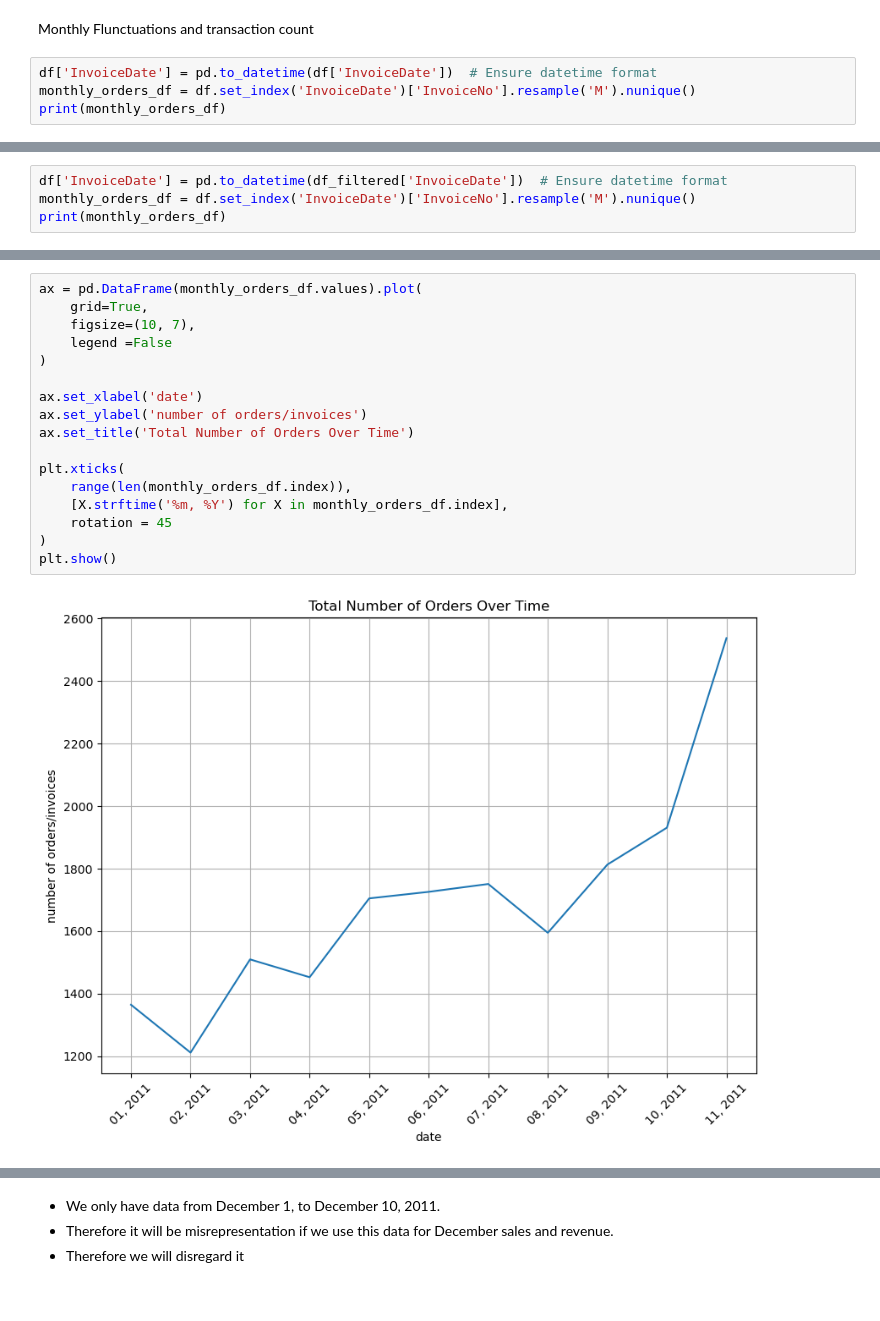
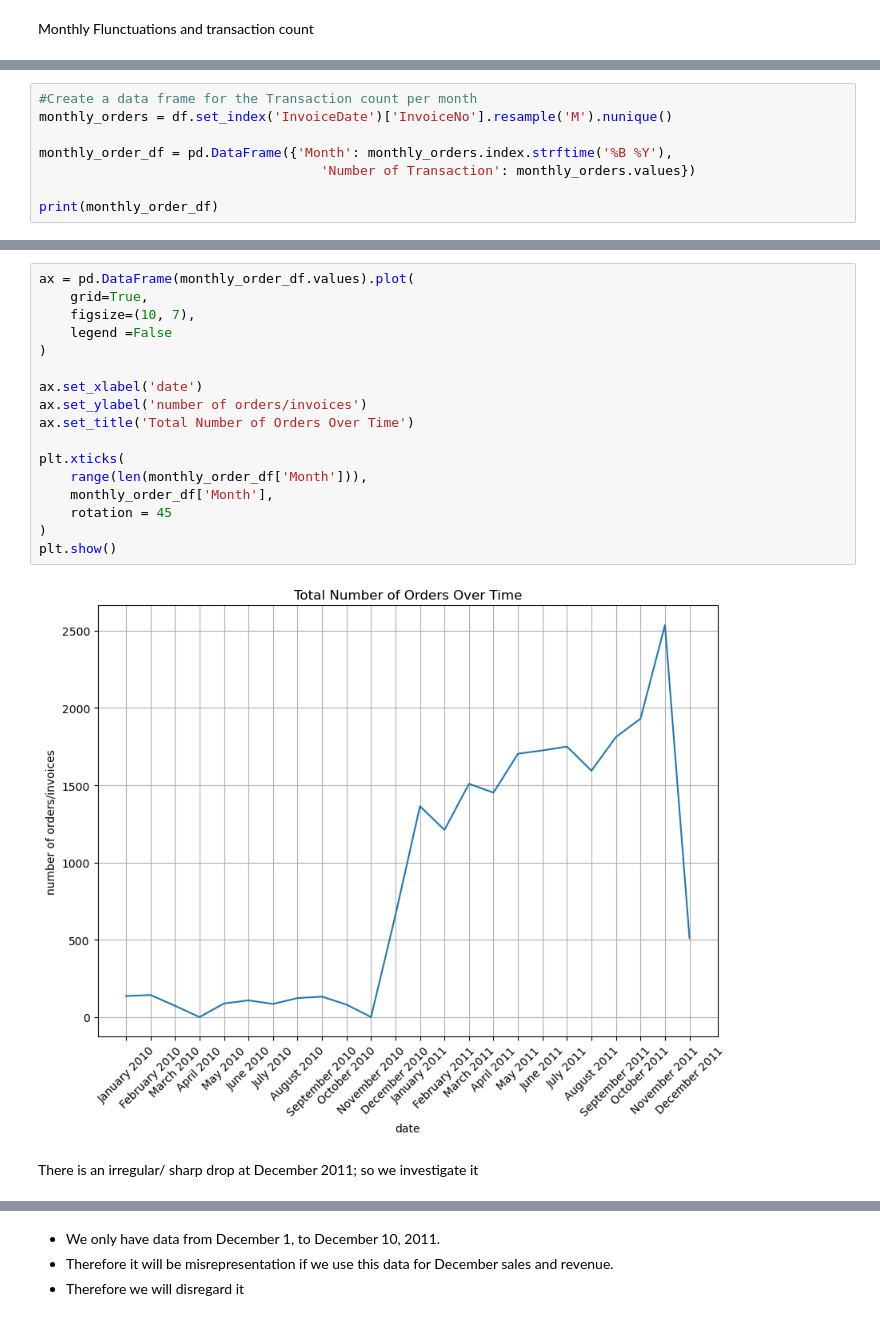
Before and after one commit to Salako07/Chatbot, a Jupyter notebook: Code.ipynb, the cells around one changed output, grey strips where cells are left out. Cells and saved outputs as stored; diff of their text form.

```diff
--- a/Code.ipynb
+++ b/Code.ipynb
@@ -36,7 +36,3 @@ The canceled order were represented with negative values therefore we will filte
 df = df.loc[df['Quantity'] > 0]
 # %% [markdown]
 Monthly Flunctuations and transaction count
-# %%
-df['InvoiceDate'] = pd.to_datetime(df['InvoiceDate'])  # Ensure datetime format
-monthly_orders_df = df.set_index('InvoiceDate')['InvoiceNo'].resample('M').nunique()
-print(monthly_orders_df)
@@ -87,4 +38,0 @@ print(df_filtered)
-# %%
-df['InvoiceDate'] = pd.to_datetime(df_filtered['InvoiceDate'])  # Ensure datetime format
-monthly_orders_df = df.set_index('InvoiceDate')['InvoiceNo'].resample('M').nunique()
-print(monthly_orders_df)
@@ -104,0 +64,8 @@ Name: InvoiceNo, dtype: int64
+# %%
+#Create a data frame for the Transaction count per month
+monthly_orders = df.set_index('InvoiceDate')['InvoiceNo'].resample('M').nunique()
+
+monthly_order_df = pd.DataFrame({'Month': monthly_orders.index.strftime('%B %Y'),
+                                    'Number of Transaction': monthly_orders.values})
+
+print(monthly_order_df)
@@ -105,22 +90,24 @@ Name: InvoiceNo, dtype: int64
 # %%
-ax = pd.DataFrame(monthly_orders_df.values).plot(
+ax = pd.DataFrame(monthly_order_df.values).plot(
     grid=True,
     figsize=(10, 7),
     legend =False
 )
 
 ax.set_xlabel('date')
 ax.set_ylabel('number of orders/invoices')
 ax.set_title('Total Number of Orders Over Time')
 
 plt.xticks(
-    range(len(monthly_orders_df.index)),
-    [X.strftime('%m, %Y') for X in monthly_orders_df.index],
+    range(len(monthly_order_df['Month'])),
+    monthly_order_df['Month'],
     rotation = 45
 )
 plt.show()
 # %% [output]
-[figure, old version]
+[figure, new version]
+# %% [markdown]
+There is an irregular/ sharp drop at December 2011; so we investigate it
 # %%
 invoice_dates = df.loc[
     df['InvoiceDate'] >= '2011-12-01',
```
Also changed, not shown: parts of 49 cells of this notebook.
